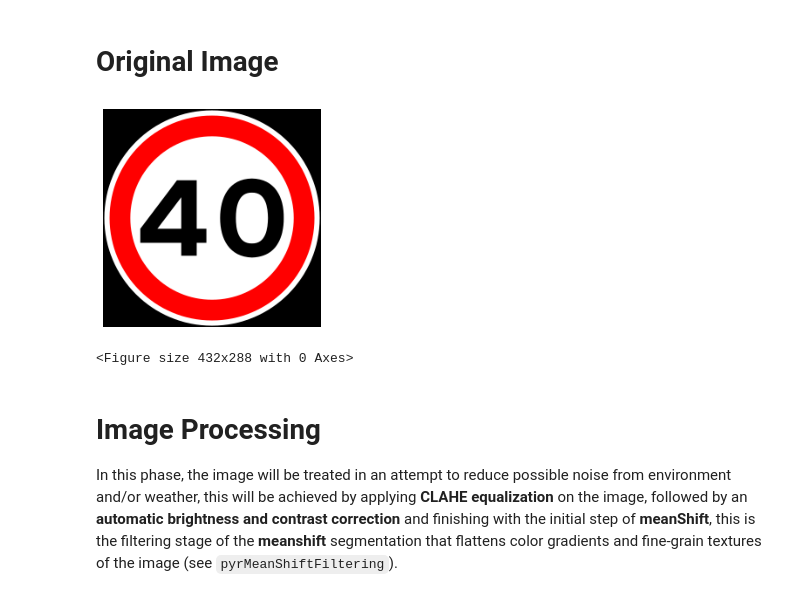
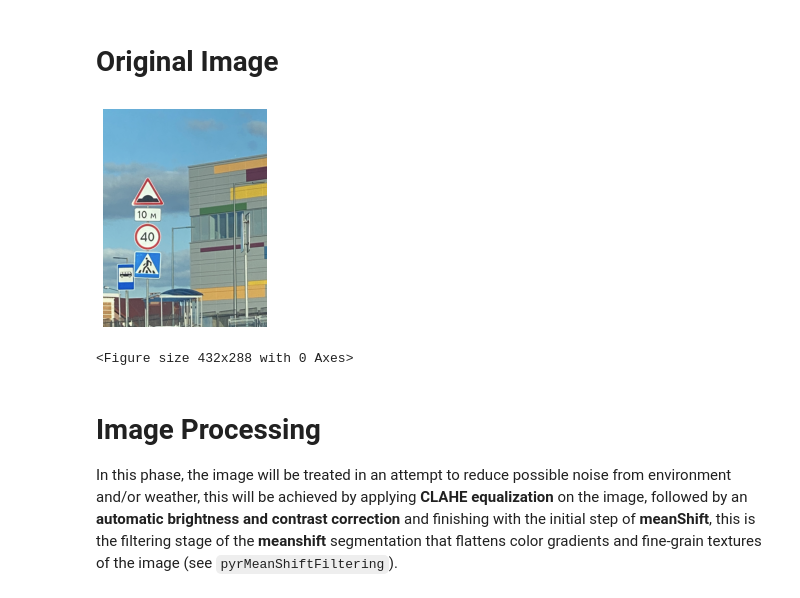
Before and after one commit to Telmooo/traffic-signifier, a Jupyter notebook: traffic_signifier.ipynb, the cells around one changed output. Saved outputs shown, nothing was run; the diff lists cells and outputs as text; code cells hidden in the pictures.

```diff
--- a/traffic_signifier.ipynb
+++ b/traffic_signifier.ipynb
@@ -32,14 +32,13 @@ def display_gray_image(gray_image, show=True):
 # %% [markdown]
 # Original Image
 # %%
-selected_image = 102
-# src_image = cv.imread(f"{DATA_DIR}/road{selected_image}.png")
-src_image = cv.imread(f"data/signs/prohibitory/prohibited-action-speed.png")
+selected_image = 561
+src_image = cv.imread(f"{DATA_DIR}/road{selected_image}.png")
 
 fig, ax = display_bgr_image(src_image)
 plt.clf();
 # %% [output]
-[figure, old version]
+[figure, new version]
 <Figure size 432x288 with 0 Axes>
 # %% [markdown]
 # Image Processing
```
Also changed, not shown: parts of 11 cells of this notebook.
